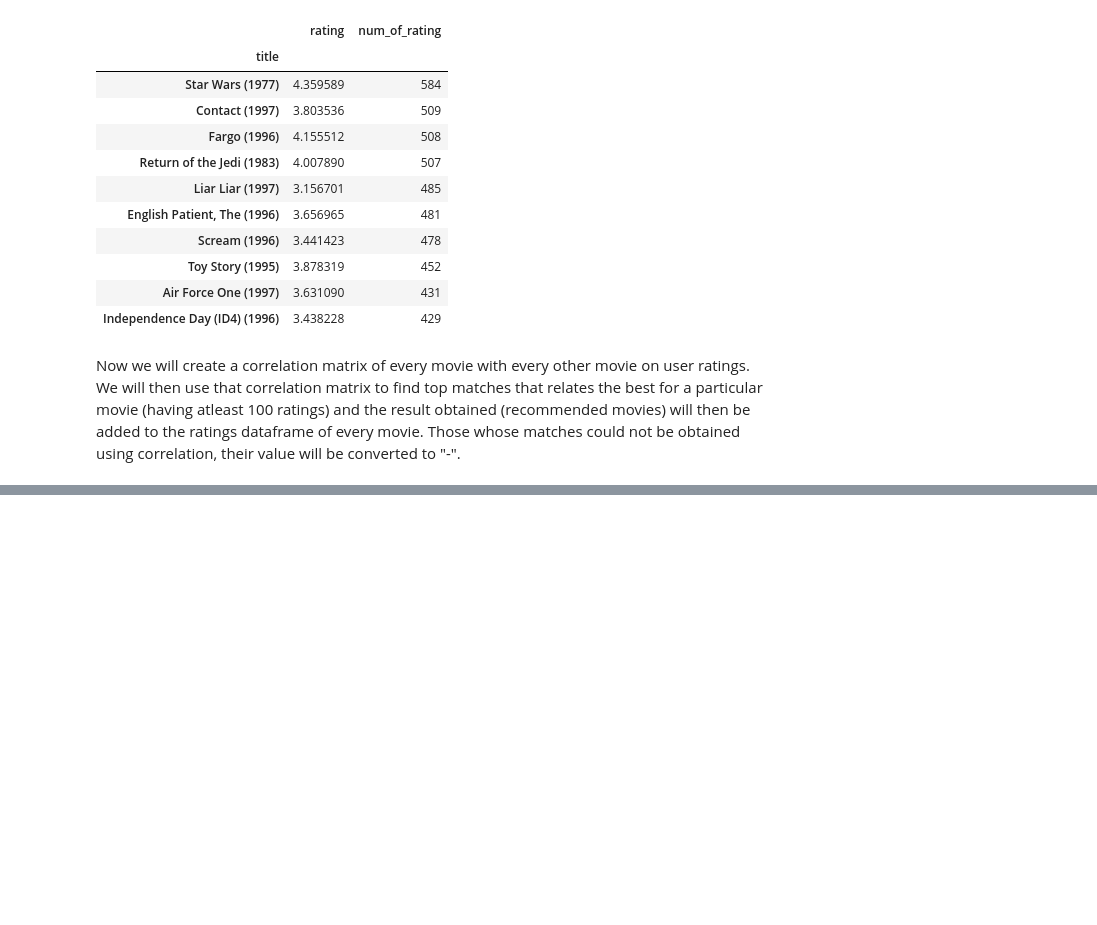
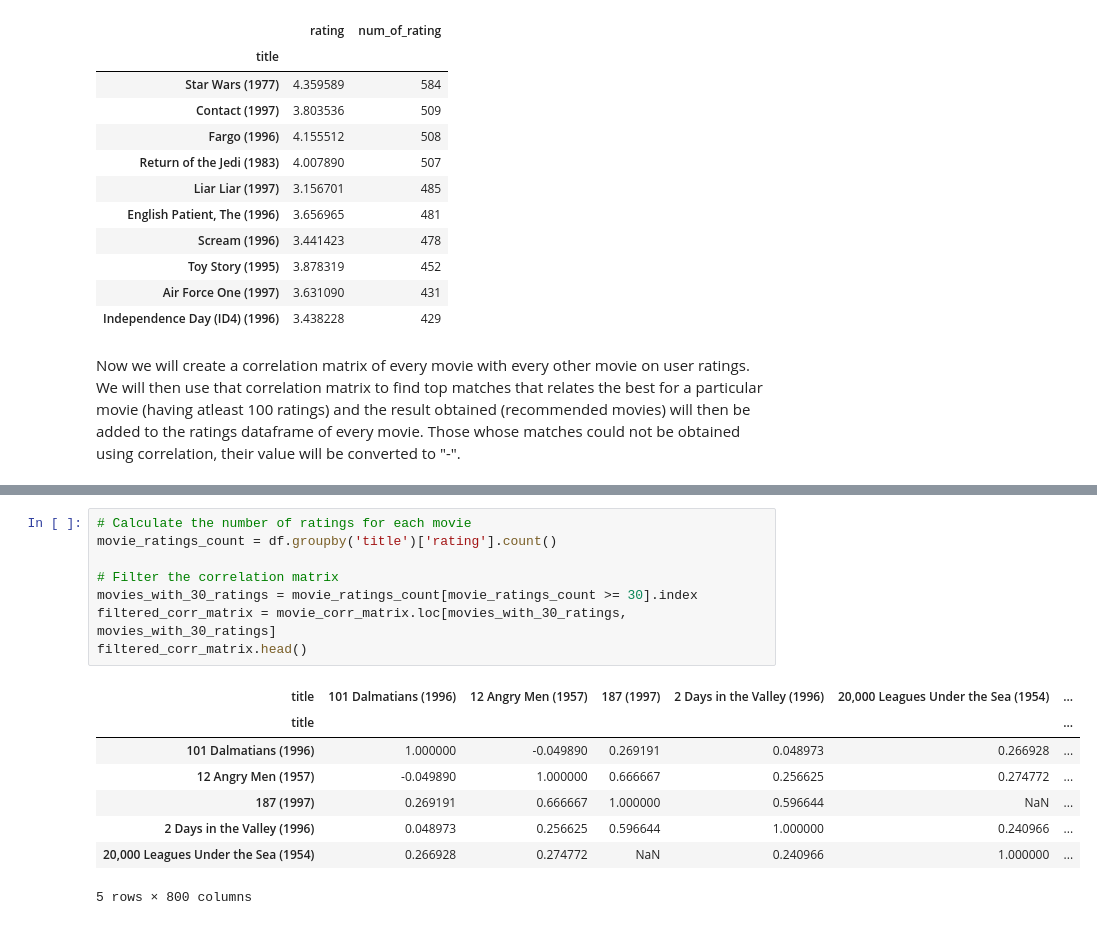
Before and after one commit to tvirat/Movie-Recommendation-System, a Jupyter notebook: main.ipynb, the cells around one changed output, grey strips where cells are left out. Saved outputs shown, nothing was run; the diff lists cells and outputs as text; blank space fills up the shorter version.

```diff
--- a/main.ipynb
+++ b/main.ipynb
@@ -150,0 +164,17 @@ ratings.sort_values(by = 'num_of_rating', ascending = False).head(10)
+# %%
+# Calculate the number of ratings for each movie
+movie_ratings_count = df.groupby('title')['rating'].count()
+
+# Filter the correlation matrix
+movies_with_30_ratings = movie_ratings_count[movie_ratings_count >= 30].index
+filtered_corr_matrix = movie_corr_matrix.loc[movies_with_30_ratings, movies_with_30_ratings]
+filtered_corr_matrix.head()
+# %% [output]
+| title | 101 Dalmatians (1996) | 12 Angry Men (1957) | 187 (1997) | 2 Days in the Valley (1996) | 20,000 Leagues Under the Sea (1954) | ... |
+| title |  |  |  |  |  | ... |
+| 101 Dalmatians (1996) | 1.000000 | -0.049890 | 0.269191 | 0.048973 | 0.266928 | ... |
+| 12 Angry Men (1957) | -0.049890 | 1.000000 | 0.666667 | 0.256625 | 0.274772 | ... |
+| 187 (1997) | 0.269191 | 0.666667 | 1.000000 | 0.596644 | NaN | ... |
+| 2 Days in the Valley (1996) | 0.048973 | 0.256625 | 0.596644 | 1.000000 | 0.240966 | ... |
+| 20,000 Leagues Under the Sea (1954) | 0.266928 | 0.274772 | NaN | 0.240966 | 1.000000 | ... |
+5 rows × 800 columns
```
Also changed, not shown: parts of 2 cells of this notebook.
